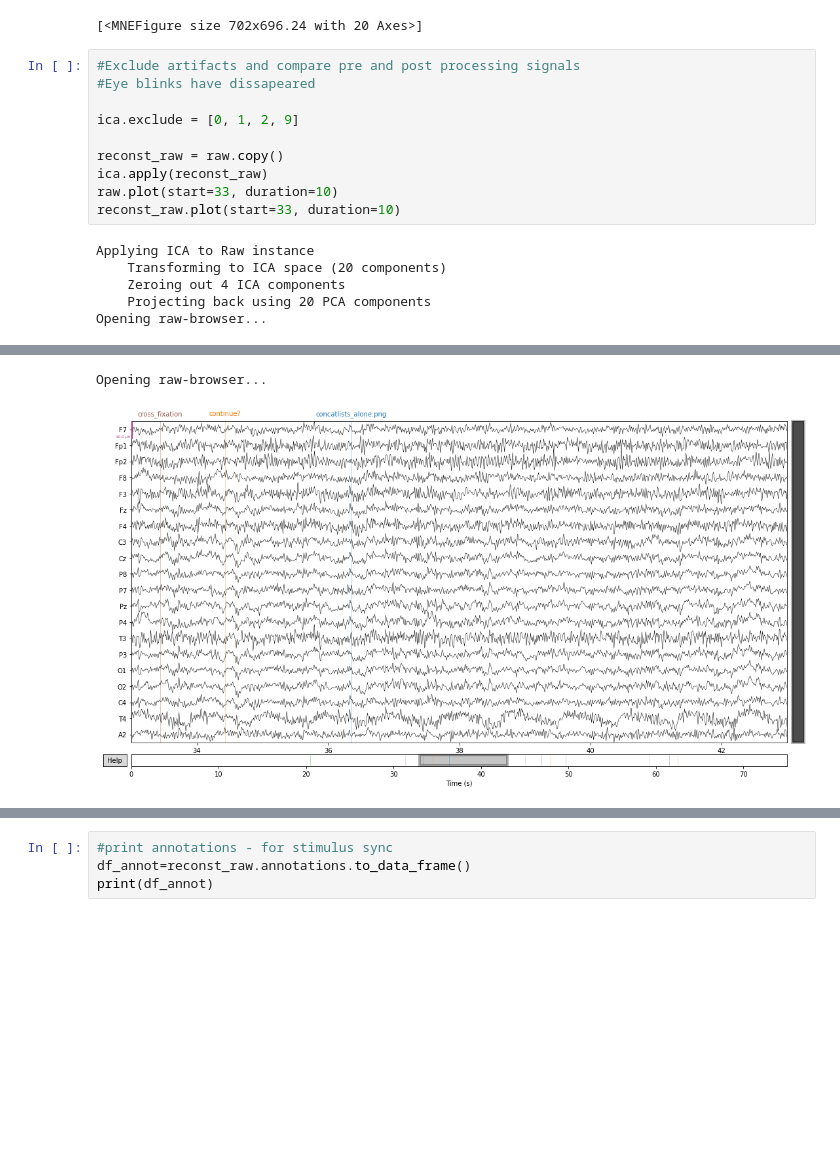
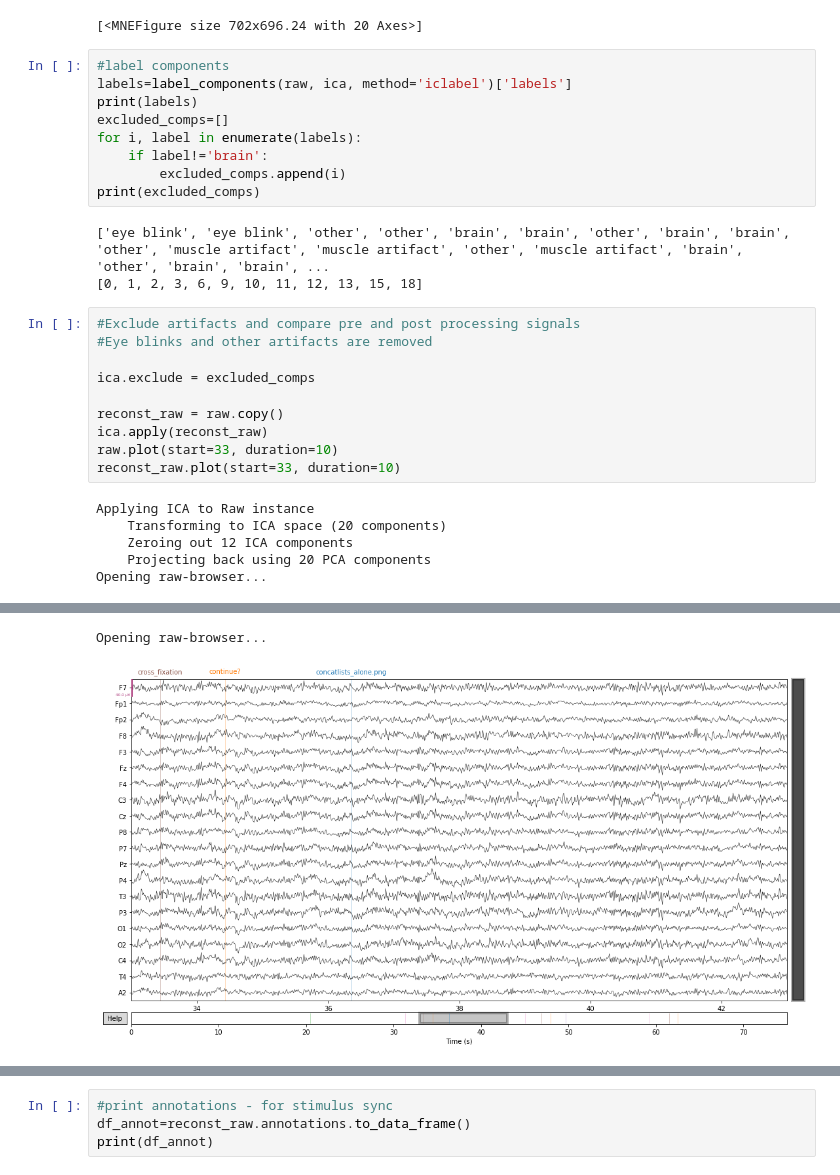
Before and after one commit to aCastro8585/study, a Jupyter notebook: EEG.ipynb, the cells around one changed output, grey strips where cells are left out. Drawn from its saved outputs; the diff is of its cells as text; blank space fills up the shorter version.

```diff
--- a/EEG.ipynb
+++ b/EEG.ipynb
@@ -67,22 +68,34 @@ Opening ica-browser...
 [figure]
 [figure]
 [<MNEFigure size 702x696.24 with 20 Axes>]
+# %%
+#label components
+labels=label_components(raw, ica, method='iclabel')['labels']
+print(labels)
+excluded_comps=[]
+for i, label in enumerate(labels):
+    if label!='brain':
+        excluded_comps.append(i)
+print(excluded_comps)
+# %% [output]
+['eye blink', 'eye blink', 'other', 'other', 'brain', 'brain', 'other', 'brain', 'brain', 'other', 'muscle artifact', 'muscle artifact', 'other', 'muscle artifact', 'brain', 'other', 'brain', 'brain', ...
+[0, 1, 2, 3, 6, 9, 10, 11, 12, 13, 15, 18]
 # %%
 #Exclude artifacts and compare pre and post processing signals
-#Eye blinks have dissapeared
+#Eye blinks and other artifacts are removed
 
-ica.exclude = [0, 1, 2, 9]
+ica.exclude = excluded_comps
 
 reconst_raw = raw.copy()
 ica.apply(reconst_raw)
 raw.plot(start=33, duration=10)
 reconst_raw.plot(start=33, duration=10)
 # %% [output]
 Applying ICA to Raw instance
     Transforming to ICA space (20 components)
-    Zeroing out 4 ICA components
+    Zeroing out 12 ICA components
     Projecting back using 20 PCA components
 Opening raw-browser...
 [figure]
 Opening raw-browser...
-[figure, old version]
+[figure, new version]
```
Also changed, not shown: parts of 6 cells of this notebook.
